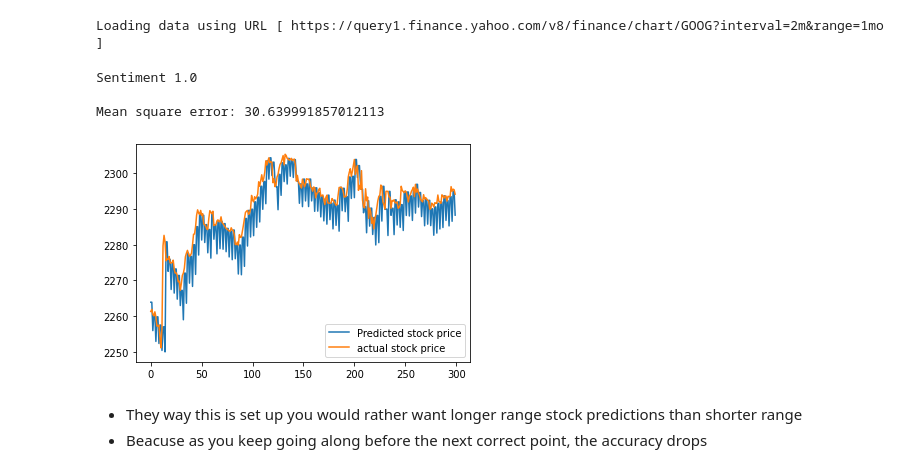
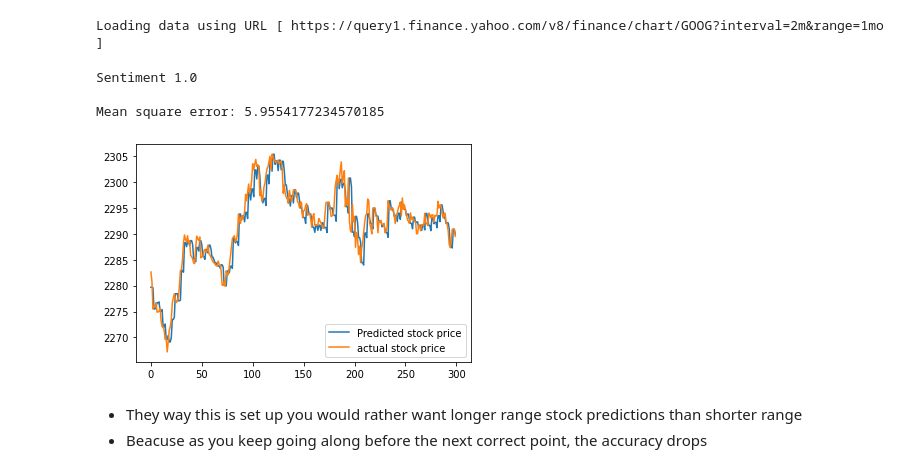
Before and after one commit to nmd1/psims, a Jupyter notebook: final_stock_model.ipynb, the cells around one changed output. Drawn from its saved outputs; the diff is of its cells as text; code cells hidden in the pictures.

Commit message:
The model now predicts stocks significantly better

```diff
--- a/final_stock_model.ipynb
+++ b/final_stock_model.ipynb
@@ -249,3 +249,23 @@ Total params: 1,392,225
 Trainable params: 1,392,225
 Non-trainable params: 0
 _________________________________________________________________
+# %%
+# create the LSTM model
+input_shape = (1,  2)
+model = Sequential()
+
+model.add(LSTM(512, input_shape=input_shape, return_sequences=True)) #, return_sequences=True))
+model.add(LSTM(256, input_shape=input_shape, return_sequences=True)) #, return_sequences=True))
+model.add(LSTM(128)) #, return_sequences=True))
+
+# Shape = [# of elements, data per element (1)]
+model.add(Dense(128, activation='tanh',kernel_regularizer=tf.keras.regularizers.L1(0.01),activity_regularizer=tf.keras.regularizers.L2(0.01)))
+model.add(BatchNormalization())
+model.add(Dense(64, activation='tanh',kernel_regularizer=tf.keras.regularizers.L1(0.01),activity_regularizer=tf.keras.regularizers.L2(0.01)))
+model.add(Dense(16, activation='tanh',kernel_regularizer=tf.keras.regularizers.L1(0.01),activity_regularizer=tf.keras.regularizers.L2(0.01)))
+model.add(Dense(1))
+model.compile(loss='binary_crossentropy', optimizer=Adam(learning_rate=0.00001), metrics=["mse"])
+
+model.summary()
+
+# mean square error r2 regularization - use regressions
@@ -253,6 +291,6 @@ _________________________________________________________________
 # Training
 # %%
 # Train
-history = model.fit(X, y, epochs=11, batch_size=64, verbose=1, validation_data=(X_val, y_val))
+history = model.fit(X, y, epochs=75, batch_size=64, verbose=1, validation_data=(X_val, y_val))
 print("Done!")
 # %% [output]
@@ -404,7 +444,7 @@ prev_price = np.array([X_2[0]])
 # loop
 
 prices = []
-
+scaled_last_stock_price = prev_price[0][0][1]
 for i in range(steps):
     print(f"step {i}",end='\r\r')
     # print(prev_price)
@@ -413,38 +453,44 @@ for i in range(steps):
         prev_price = np.array([X_2[i]])
         unscaled = transform_back_single(prev_price[0], scaler_2_back)
         prices.append(unscaled)
+
+        # if(prev_price[0][0][1] - scaled_last_stock_price > 0):
+        #     senti = 1
+        # elif(prev_price[0][0][1] - scaled_last_stock_price < 0):
+        #     senti = 0
+
     else:
         # use previous to predict next
         unscaled = transform_back_single(prev_price[0], scaler_2_back)
         prices.append(unscaled)
 
         # Predict
-
         next_price = model(prev_price)
 
         # Extract prediction
         next_point_val = next_price.numpy()[0][0]
 
         # generate a new numpy array with prediction and general sentiment
+        senti = 0 if unscaled > 0.5 else 1
         simple_array = np.array([senti, next_point_val])
 
         prev_price = np.reshape(simple_array,(1,1,2))
 print()
 plt.plot(prices)
 plt.plot(actual_google_price[:steps])
 plt.legend(['Predicted stock price', 'actual stock price'])
 
 # calculate error
 
 predictions = np.array(actual_google_price[:steps].transpose()[0])
 actual = np.array(prices)
 mse = (np.square(predictions - actual)).mean(axis=None)
 print("Mean square error:",mse)
 # %% [output]
 Sentiment 1.0
 
-Mean square error: 30.639991857012113
+Mean square error: 5.9554177234570185
-[figure, old version]
+[figure, new version]
 # %% [markdown]
 - They way this is set up you would rather want longer range stock predictions than shorter range
 - Beacuse as you keep going along before the next correct point, the accuracy drops
```
Also changed, not shown: parts of 17 cells of this notebook.
